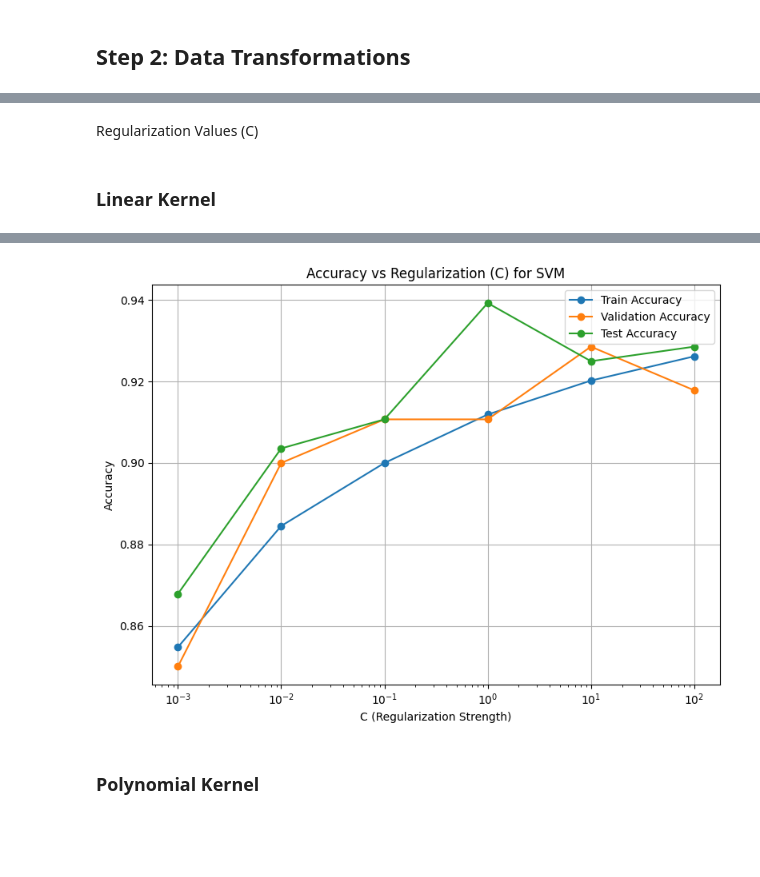
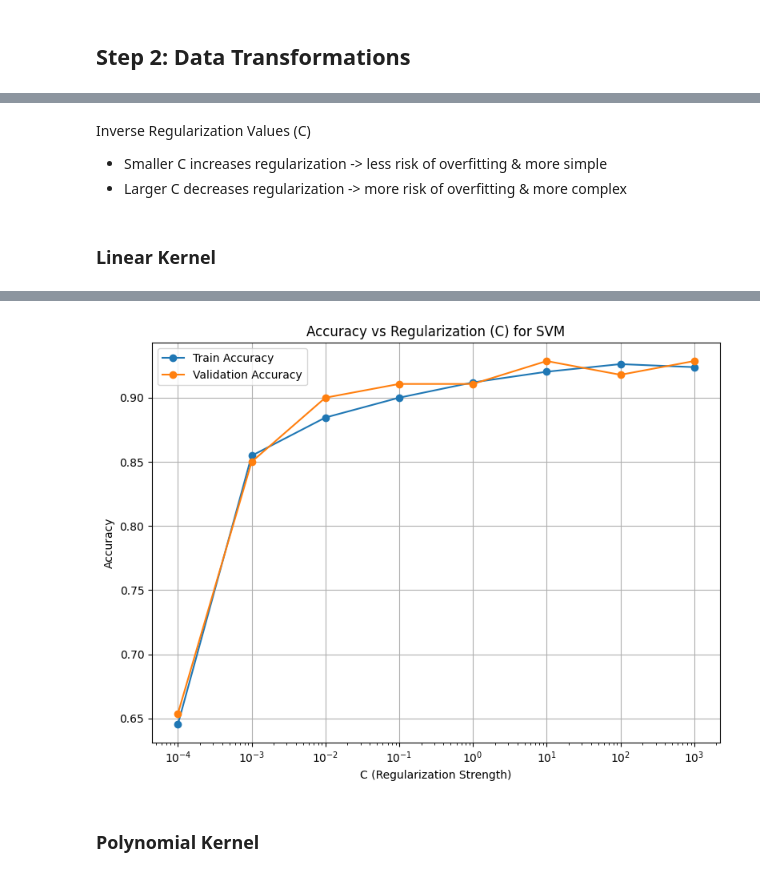
Before and after one commit to cjin0711/final-project, a Jupyter notebook: models/SVM.ipynb, the cells around one changed output, grey strips where cells are left out. Cells and saved outputs as stored; diff of their text form; code cells hidden in the pictures; blank space fills up the shorter version.

```diff
--- a/models/SVM.ipynb
+++ b/models/SVM.ipynb
@@ -127,52 +210,11 @@ print(X_train[0:2])
 # %% [markdown]
-Regularization Values (C)
+Inverse Regularization Values (C)
+- Smaller C increases regularization -> less risk of overfitting & more simple
+- Larger C decreases regularization -> more risk of overfitting & more complex
 # %%
-c_values = [0.001, 0.01, 0.1, 1, 10, 100]
+c_values = [0.0001, 0.001, 0.01, 0.1, 1, 10, 100, 1000]
 # %% [markdown]
 ### Linear Kernel
 # %%
-from sklearn import svm
-
-for c in c_values:
-    # initialize svc
-    svm_linear = svm.SVC(kernel='linear', C=c)
-
-    # train model / fit to training data
-    svm_linear.fit(X_train, y_train)
-
-    print(f'C={c}:')
-
-    # train accuracy
-    train_prediction = svm_linear.predict(X_train)
-    train_accuracy = np.mean(train_prediction == y_train)
-    print(f'Train Accuracy: {train_accuracy}')
-
-    # validation accuracy
-    val_prediction = svm_linear.predict(X_val)
-    val_accuracy = np.mean(val_prediction == y_val)
-    print(f'Validation Accuracy: {val_accuracy}')
-
-    # test accuracy
-    test_prediction = svm_linear.predict(X_test)
-    test_accuracy = np.mean(test_prediction == y_test)
-    print(f'Test Accuracy: {test_accuracy}\n')
-
-
-train_accuracies = [0.8547619047619047, 0.8845238095238095, 0.9, 0.9119047619047619, 0.9202380952380952, 0.9261904761904762]
-val_accuracies = [0.85, 0.9, 0.9107142857142857, 0.9107142857142857, 0.9285714285714286, 0.9178571428571428]
-test_accuracies = [0.8678571428571429, 0.9035714285714286, 0.9107142857142857, 0.9392857142857143, 0.925, 0.9285714285714286]
-
-# Plot
-plt.figure(figsize=(8, 6))
-plt.plot(c_values, train_accuracies, marker='o', label='Train Accuracy')
-plt.plot(c_values, val_accuracies, marker='o', label='Validation Accuracy')
-plt.plot(c_values, test_accuracies, marker='o', label='Test Accuracy')
-plt.xscale('log')  # Because C is usually plotted on a log scale
-plt.xlabel('C (Regularization Strength)')
-plt.ylabel('Accuracy')
-plt.title('Accuracy vs Regularization (C) for SVM')
-plt.legend()
-plt.grid(True)
-plt.tight_layout()
-plt.show()
+train_svm('linear', c_values)
 # %% [output]
@@ -196,4 +241,4 @@ Test Accuracy: 0.9285714285714286
-[figure, old version]
+[figure, new version]
 # %% [markdown]
 ### Polynomial Kernel
 # %%
```
Also changed, not shown: parts of 11 cells of this notebook, 2 other files.
